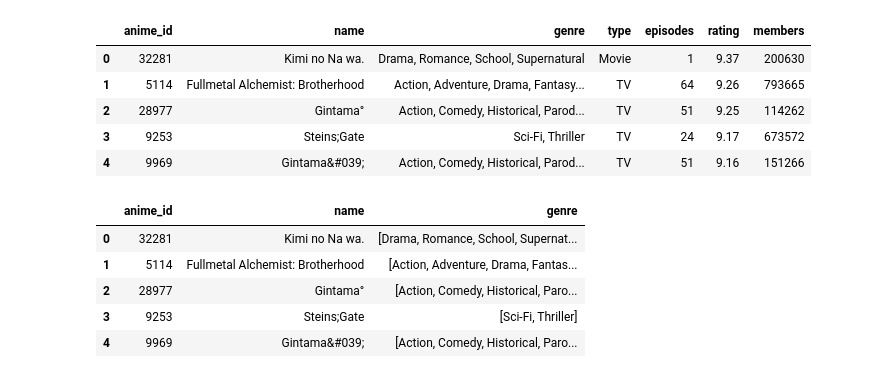
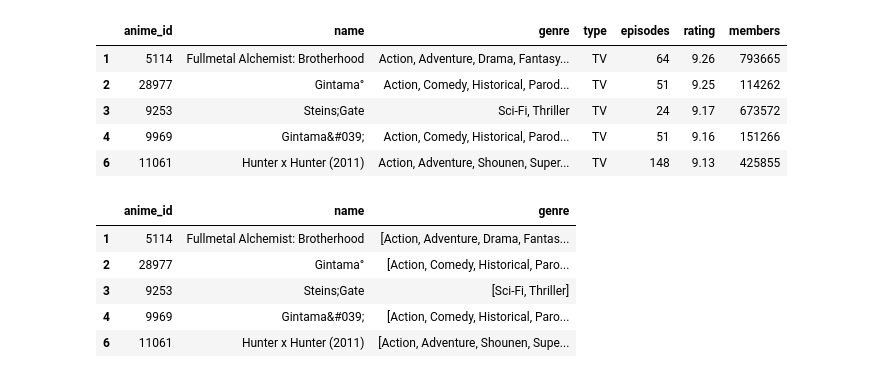
Before and after one commit to BenzterBit/Anime-Recommendation-system, a Jupyter notebook: AnimeRecommendationSystem.ipynb, the cells around one changed output. Cells and saved outputs as stored; diff of their text form; code cells hidden in the pictures.

```diff
--- a/AnimeRecommendationSystem.ipynb
+++ b/AnimeRecommendationSystem.ipynb
@@ -24,22 +23,28 @@ Archive:  anime-recommendations-database.zip
 # %%
 
 import pandas as pd
 import numpy as np
 anime_df = pd.read_csv('anime.csv')
 for index, row in anime_df.iterrows():
-  if row['rating']<6.50:
+  if row['rating']<7.8:
+    anime_df =anime_df.drop([index], axis = 0)
+for index, row in anime_df.iterrows():
+  if row['type']!='TV':
+    anime_df =anime_df.drop([index], axis = 0)
+for index, row in anime_df.iterrows():
+  if row['members']<=100000:
     anime_df =anime_df.drop([index], axis = 0)
 
 rating_df = pd.read_csv('rating.csv')
 #rating_df.head(20)
 anime_df.head()
 # %% [output]
 |  | anime_id | name | genre | type | episodes | rating | members |
-| 0 | 32281 | Kimi no Na wa. | Drama, Romance, School, Supernatural | Movie | 1 | 9.37 | 200630 |
 | 1 | 5114 | Fullmetal Alchemist: Brotherhood | Action, Adventure, Drama, Fantasy... | TV | 64 | 9.26 | 793665 |
 | 2 | 28977 | Gintama° | Action, Comedy, Historical, Parod... | TV | 51 | 9.25 | 114262 |
 | 3 | 9253 | Steins;Gate | Sci-Fi, Thriller | TV | 24 | 9.17 | 673572 |
 | 4 | 9969 | Gintama&#039; | Action, Comedy, Historical, Parod... | TV | 51 | 9.16 | 151266 |
+| 6 | 11061 | Hunter x Hunter (2011) | Action, Adventure, Shounen, Super... | TV | 148 | 9.13 | 425855 |
 # %%
 anime_df['genre'] = anime_df.genre.str.split(',')
 anime_df = anime_df.drop(['type','rating','episodes','members'],axis=1)
@@ -47,11 +52,11 @@ anime_df = anime_df.dropna()
 anime_df.head()
 # %% [output]
 |  | anime_id | name | genre |
-| 0 | 32281 | Kimi no Na wa. | [Drama, Romance, School, Supernat... |
 | 1 | 5114 | Fullmetal Alchemist: Brotherhood | [Action, Adventure, Drama, Fantas... |
 | 2 | 28977 | Gintama° | [Action, Comedy, Historical, Paro... |
 | 3 | 9253 | Steins;Gate | [Sci-Fi, Thriller] |
 | 4 | 9969 | Gintama&#039; | [Action, Comedy, Historical, Paro... |
+| 6 | 11061 | Hunter x Hunter (2011) | [Action, Adventure, Shounen, Supe... |
 # %%
 anime_genre_df = anime_df.copy()
 
```
Also changed, not shown: parts of 18 cells of this notebook.
